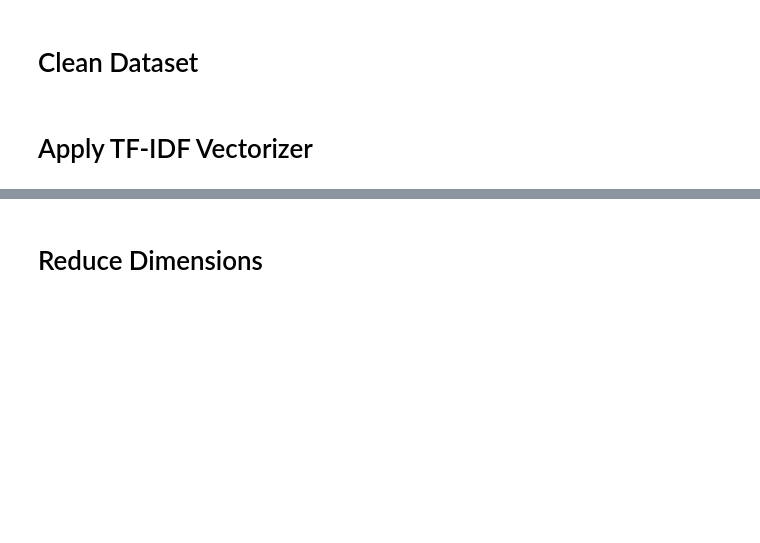
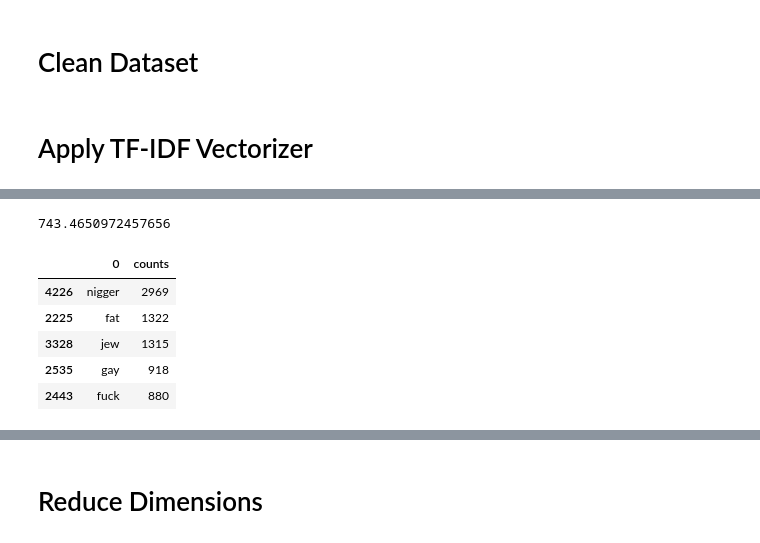
Before and after one commit to rmacaraeg/Twitch_Chat_Identifier, a Jupyter notebook: notebooks/Toxic_Data_Cleaning_Baseline.ipynb, the cells around one changed output, grey strips where cells are left out. Cells and saved outputs as stored; diff of their text form; code cells hidden in the pictures; blank space fills up the shorter version.

```diff
--- a/notebooks/Toxic_Data_Cleaning_Baseline.ipynb
+++ b/notebooks/Toxic_Data_Cleaning_Baseline.ipynb
@@ -114,0 +308,8 @@ test_word_features = word_vectorizer.transform(test_text)
+# %%
+class_specific_vocab_dict = dict()
+class_specific_sentences = dict()
+for class_name in class_names:
+    class_specific_vocab_dict[class_name] = \
+        create_df_of_toxic_category(class_name)[0].sort_values('counts', ascending = False)
+    class_specific_sentences[class_name] =\
+            create_df_of_toxic_category(class_name)[1]
@@ -114,0 +360,13 @@ test_word_features = word_vectorizer.transform(test_text)
+# %%
+toxic_sentences_transformed.sum(axis=0).max()
+# %% [output]
+743.4650972457656
+# %%
+class_specific_vocab_dict['identity_hate'].head()
+# %% [output]
+|  | 0 | counts |
+| 4226 | nigger | 2969 |
+| 2225 | fat | 1322 |
+| 3328 | jew | 1315 |
+| 2535 | gay | 918 |
+| 2443 | fuck | 880 |
```
Also changed, not shown: parts of 68 cells of this notebook, 2 other files.
